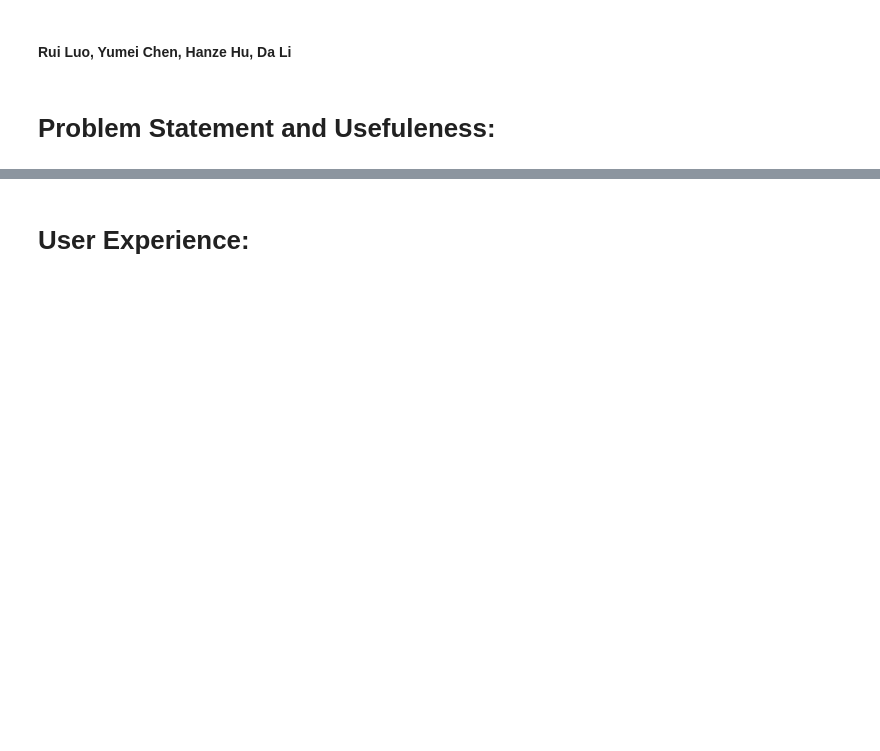
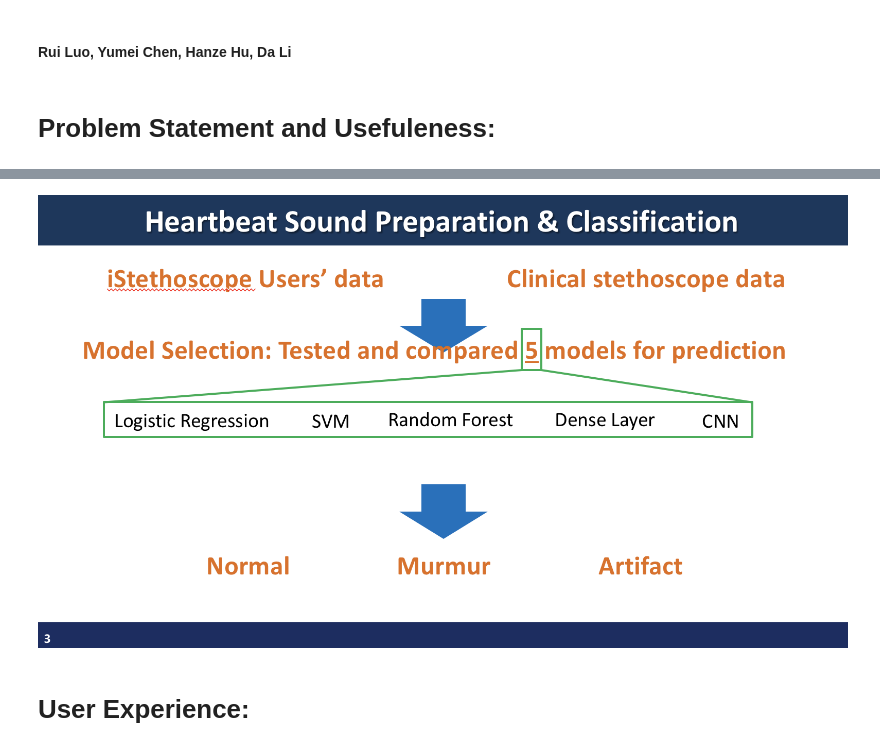
Before and after one commit to yumei1215/Datascience-Project, a Jupyter notebook: Heartbeat.ipynb, the cells around one changed output, grey strips where cells are left out. Cells and saved outputs as stored; diff of their text form; code cells hidden in the pictures; blank space fills up the shorter version.

```diff
--- a/Heartbeat.ipynb
+++ b/Heartbeat.ipynb
@@ -7,3 +11,7 @@
+# %%
+Image(filename='D:/Desktop/a2.png')
+# %% [output]
+[figure, added]
 # %% [markdown]
 # User Experience:
 # %%
```
Also changed, not shown: parts of 11 cells of this notebook.
